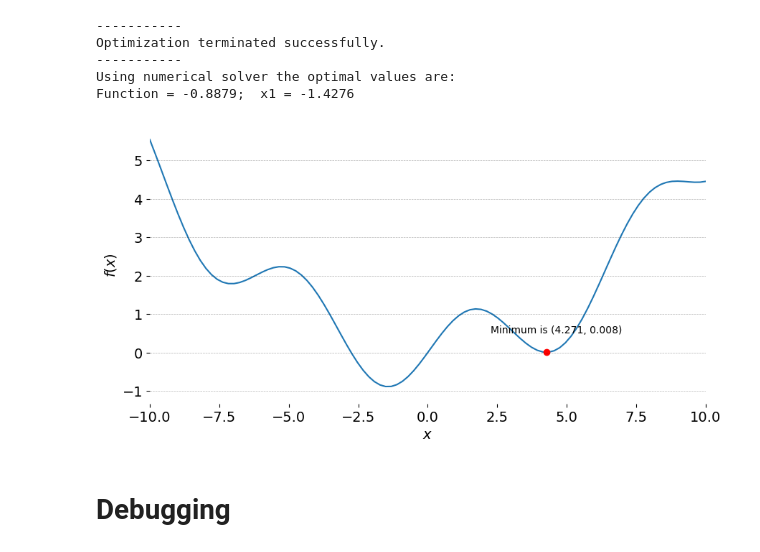
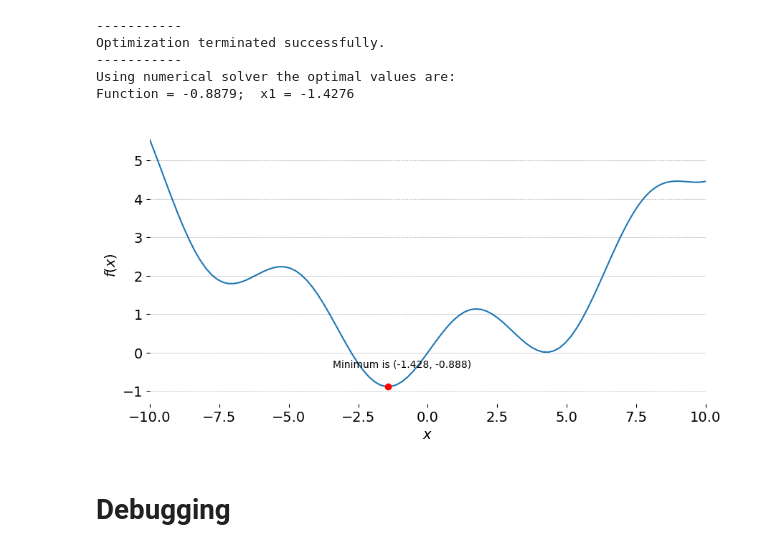
Before and after one commit to Fraekfyr91/ex-class-6-7, a Jupyter notebook: workshop 4/workshop 4.ipynb, the cells around one changed output. Cells and saved outputs as stored; diff of their text form; code cells hidden in the pictures.

```diff
--- a/workshop 4/workshop 4.ipynb
+++ b/workshop 4/workshop 4.ipynb
@@ -83,9 +99,9 @@ Optimization terminated successfully.
 Using numerical solver the optimal values are:
 Function = -0.8879;  x1 = -1.4276
 # %%
-classy_mc_classface.optimum(guess = 5, plot_start = -10).twod_plot(method = 'Nelder-Mead', disp = False)
+classy_mc_classface.optimum(guess = 0, plot_start = -10).twod_plot(method = 'Nelder-Mead', disp = False)
 # %% [output]
-[figure, old version]
+[figure, new version]
 # %% [markdown]
 # Debugging
 # %% [markdown]
```
Also changed, not shown: parts of 3 cells of this notebook, 3 other files.
